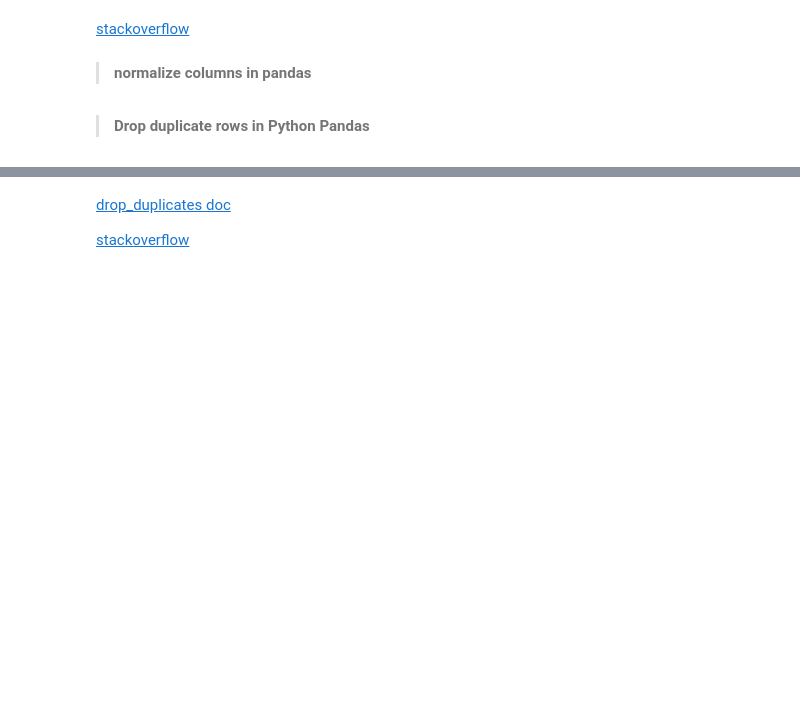
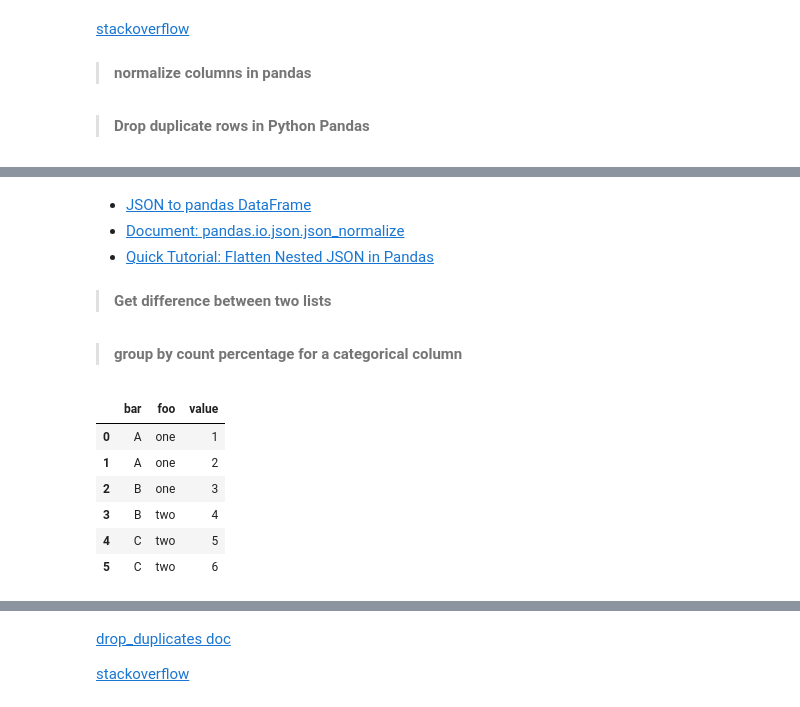
Before and after one commit to johnnychiuchiu/Machine-Learning, a Jupyter notebook: others/pandas_command_note.ipynb, the cells around one changed output, grey strips where cells are left out. Cells and saved outputs as stored; diff of their text form; code cells hidden in the pictures; blank space fills up the shorter version.

```diff
--- a/others/pandas_command_note.ipynb
+++ b/others/pandas_command_note.ipynb
@@ -999,0 +1021,7 @@ df.drop_duplicates(subset=['A', 'C'], keep=False)
+# %% [markdown]
+* [JSON to pandas DataFrame](https://stackoverflow.com/questions/21104592/json-to-pandas-dataframe)
+* [Document: pandas.io.json.json_normalize](https://pandas.pydata.org/pandas-docs/stable/generated/pandas.io.json.json_normalize.html)
+* [Quick Tutorial: Flatten Nested JSON in Pandas
+](https://www.kaggle.com/jboysen/quick-tutorial-flatten-nested-json-in-pandas)
+# %% [markdown]
+> **Get difference between two lists**
@@ -999,0 +1032,15 @@ df.drop_duplicates(subset=['A', 'C'], keep=False)
+# %% [markdown]
+> **group by count percentage for a categorical column**
+# %%
+df = pd.DataFrame({'foo': ['one','one','one','two','two','two'],
+                       'bar': ['A', 'A', 'B', 'B', 'C', 'C'],
+                       'value': [1, 2, 3, 4, 5, 6]})
+df
+# %% [output]
+|  | bar | foo | value |
+| 0 | A | one | 1 |
+| 1 | A | one | 2 |
+| 2 | B | one | 3 |
+| 3 | B | two | 4 |
+| 4 | C | two | 5 |
+| 5 | C | two | 6 |
```
Also changed, not shown: parts of 6 cells of this notebook.
